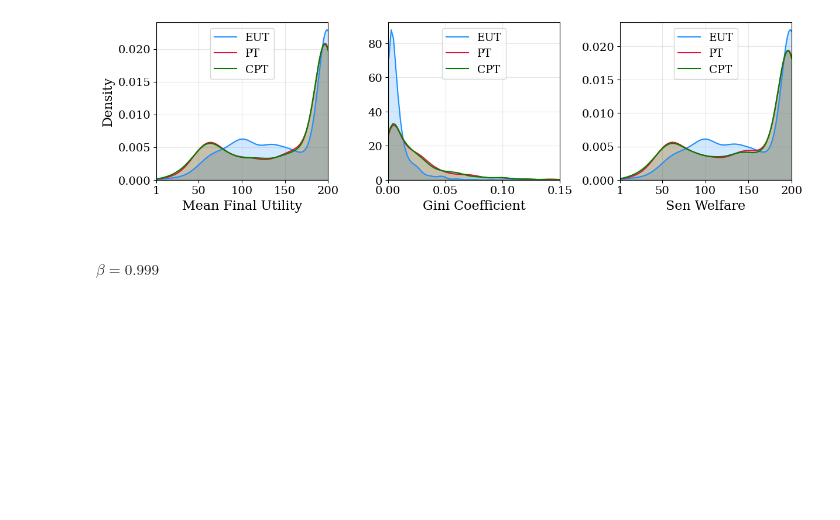
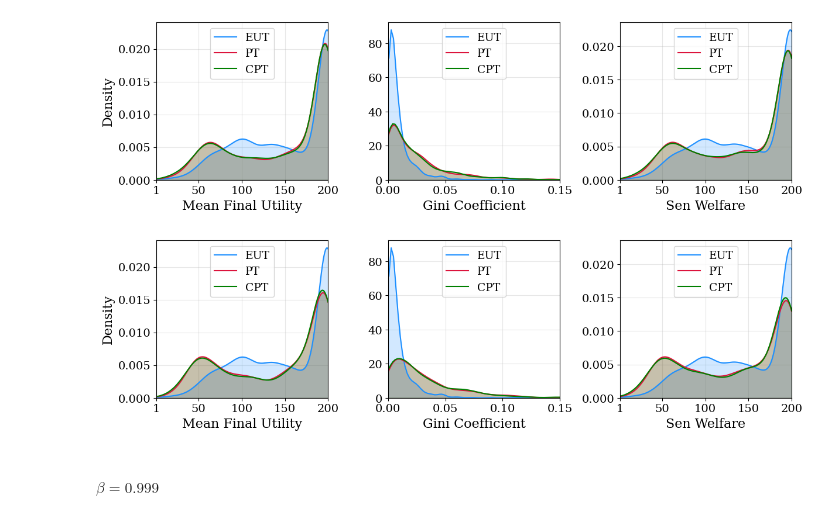
Before and after one commit to charlesaugdupont/cognitive-biases-welfare-volatility, a Jupyter notebook: notebooks/sen_welfare.ipynb, the cells around one changed output. Cells and saved outputs as stored; diff of their text form; code cells hidden in the pictures; blank space fills up the shorter version.

Commit message:
kdes using old lambda range

```diff
--- a/notebooks/sen_welfare.ipynb
+++ b/notebooks/sen_welfare.ipynb
@@ -398,6 +398,80 @@ plt.savefig("../figures/util_gini_welfare_kde_comparison.pdf", bbox_inches="tigh
 plt.show()
 # %% [output]
 [figure]
+# %%
+fig, axs = plt.subplots(1, 3, figsize=(14,3.5))
+labels = ["EUT", "PT", "CPT"]
+colors = ["dodgerblue", "crimson", "green"]
+
+# Mean Final Utility
+beta = "95"
+cpt_func = "kt"
+
+directories = [f"../data/eut/eut_{beta}", f"../data/pt/pt_{beta}", f"../data/cpt/cpt_kt_{beta}"]
+
+for i, directory in enumerate(directories):
+    P = f"{directory}/mean_util_old_lambda_range"
+    if "eut" in P:
+        P = f"{directory}/mean_util"
+    with open(P, "rb") as f:
+        M = pickle.load(f)
+    kde = gaussian_kde(M, bw_method=0.2)
+    x_vals = np.linspace(1, 200, 500)
+    y_vals = kde(x_vals)
+    y_vals /= np.trapz(y_vals, x_vals)
+    axs[0].plot(x_vals, y_vals, color=colors[i], label=labels[i], lw=1.5)
+    axs[0].fill_between(x_vals, y_vals, color=colors[i], alpha=0.2)
+axs[0].set_ylabel("Density")
+axs[0].set_xlabel("Mean Final Utility")
+axs[0].legend(loc="upper center")
+axs[0].set_ylim(0,)
+axs[0].set_xticks([1, 50, 100, 150, 200])
+axs[0].grid()
+axs[0].set_xlim(1,200)
+
+# Gini Coefficient
+for i, directory in enumerate(directories):
+    P = f"{directory}/gini_old_lambda_range"
+    if "eut" in P:
+        P = f"{directory}/gini"
+    with open(P, "rb") as f:
+        G = pickle.load(f)
+    kde = gaussian_kde(G, bw_method=0.2)
+    x_vals = np.linspace(min(G), 1, 500)
+    y_vals = kde(x_vals)
+    y_vals /= np.trapz(y_vals, x_vals)
+    axs[1].plot(x_vals, y_vals, color=colors[i], label=labels[i], lw=1.5)
+    axs[1].fill_between(x_vals, y_vals, color=colors[i], alpha=0.2)
+axs[1].set_xlabel("Gini Coefficient")
+axs[1].legend(loc="upper center")
+axs[1].set_xlim(0, 0.15)
+axs[1].grid()
+axs[1].set_ylim(0,)
+
+# Sen Welfare
+for i, directory in enumerate(directories):
+    P = f"{directory}/sen_welfare_old_lambda_range"
+    if "eut" in P:
+        P = f"{directory}/sen_welfare"
+    with open(P, "rb") as f:
+        sen = pickle.load(f)
+    kde = gaussian_kde(sen, bw_method=0.2)
+    x_vals = np.linspace(1, 200, 500)
+    y_vals = kde(x_vals)
+    y_vals /= np.trapz(y_vals, x_vals)
+    axs[2].plot(x_vals, y_vals, color=colors[i], label=labels[i], lw=1.5)
+    axs[2].fill_between(x_vals, y_vals, color=colors[i], alpha=0.2)
+axs[2].set_xlabel("Sen Welfare")
+axs[2].set_xticks([1, 50, 100, 150, 200])
+axs[2].legend(loc="upper center")
+axs[2].grid()
+axs[2].set_ylim(0,)
+axs[2].set_xlim(1,200)
+fig.subplots_adjust(wspace=0.35)
+plt.savefig("../figures/util_gini_welfare_kde_comparison_old_lambda_range.pdf", bbox_inches="tight")
+plt.show()
+# %% [output]
+[figure, added]
 # %% [markdown]
 #### $\beta=0.999$
 # %%
```
